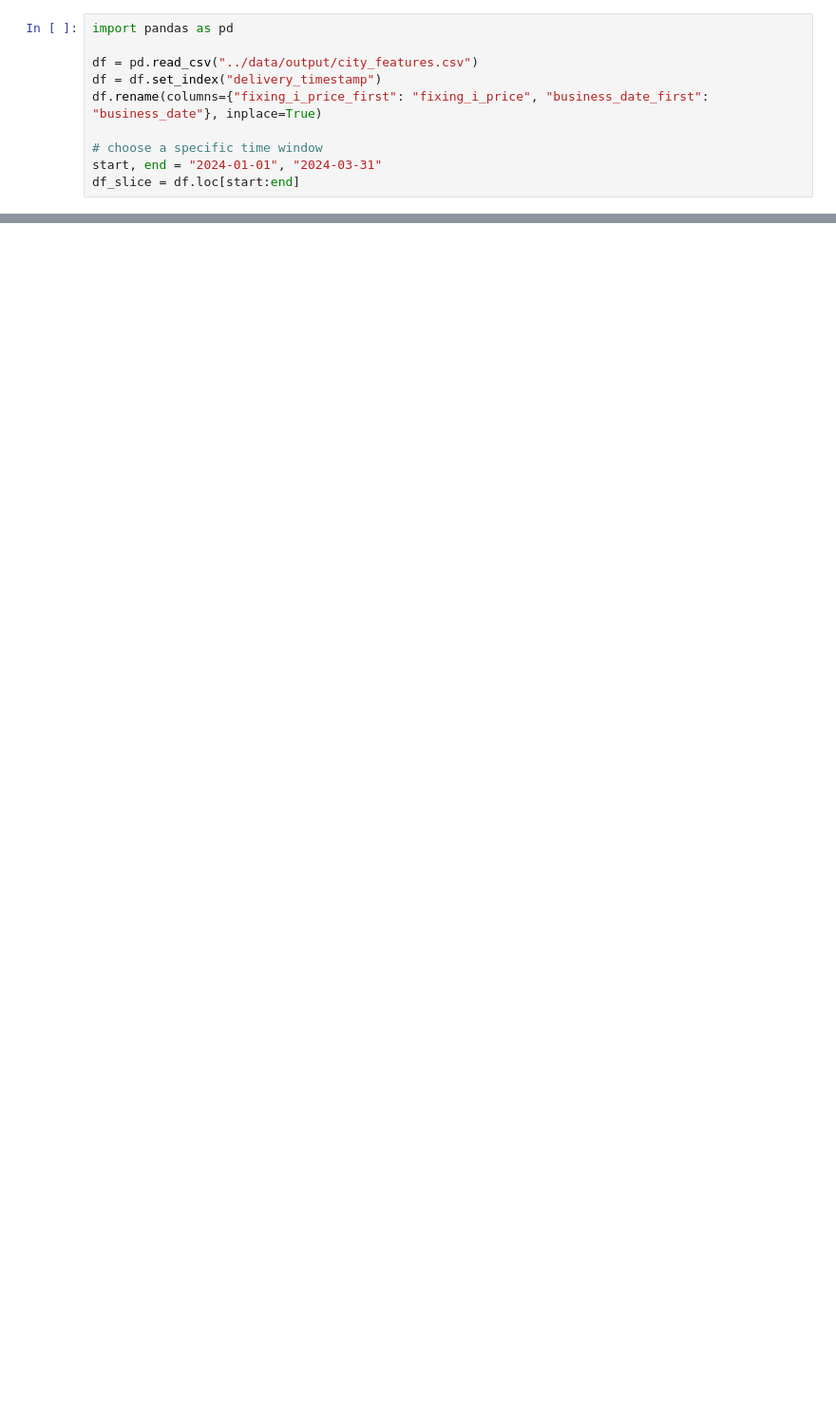
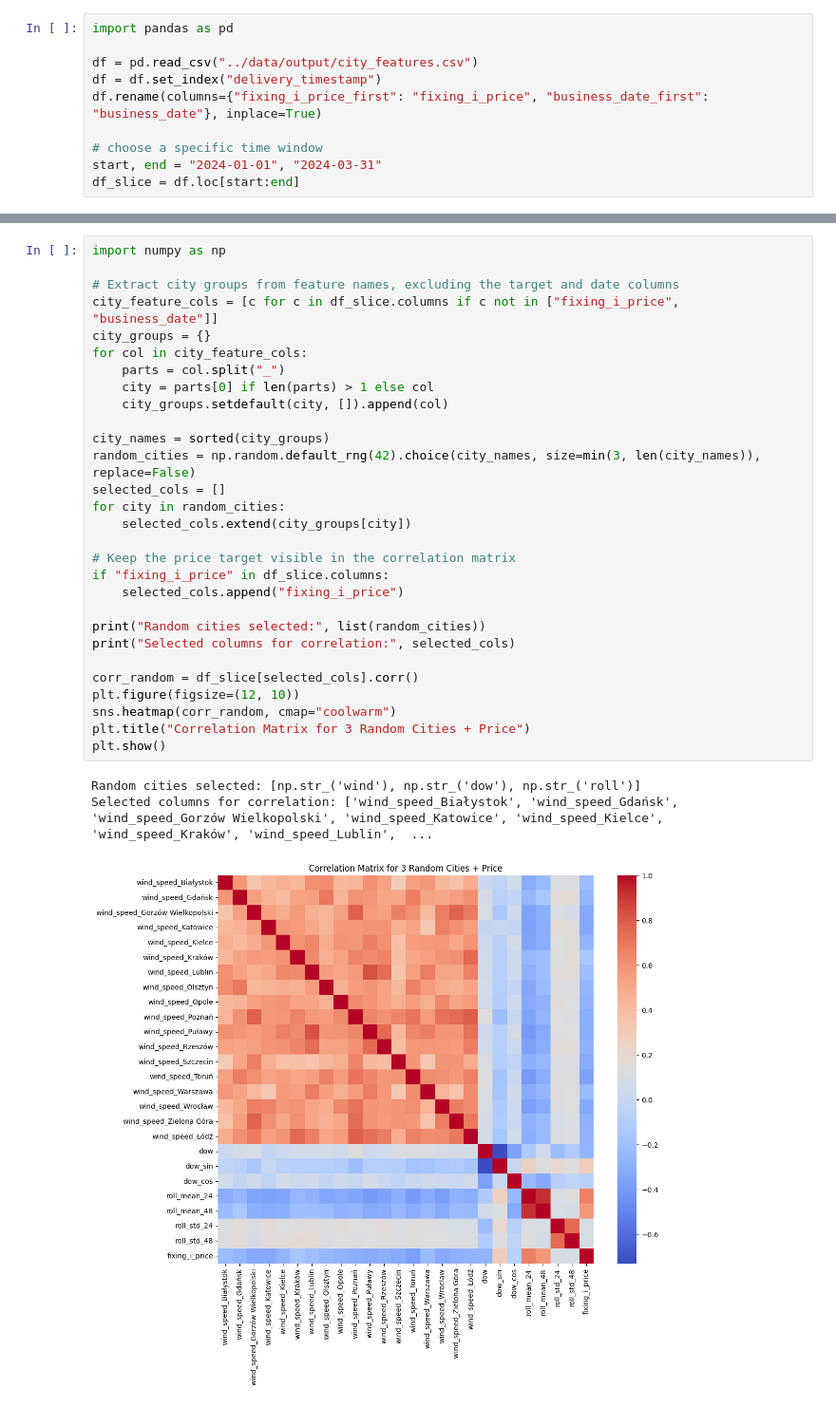
Before and after one commit to BrattaFrancesco/hynfra_data_eng_task, a Jupyter notebook: code/data_visualization.ipynb, the cells around one changed output, grey strips where cells are left out. Shown at 95% size. Drawn from its saved outputs; the diff is of its cells as text; blank space fills up the shorter version.

Commit message:
Data visualization

```diff
--- a/code/data_visualization.ipynb
+++ b/code/data_visualization.ipynb
@@ -154,0 +107,33 @@ Principal Component 2:
+# %%
+import numpy as np
+
+# Extract city groups from feature names, excluding the target and date columns
+city_feature_cols = [c for c in df_slice.columns if c not in ["fixing_i_price", "business_date"]]
+city_groups = {}
+for col in city_feature_cols:
+    parts = col.split("_")
+    city = parts[0] if len(parts) > 1 else col
+    city_groups.setdefault(city, []).append(col)
+
+city_names = sorted(city_groups)
+random_cities = np.random.default_rng(42).choice(city_names, size=min(3, len(city_names)), replace=False)
+selected_cols = []
+for city in random_cities:
+    selected_cols.extend(city_groups[city])
+
+# Keep the price target visible in the correlation matrix
+if "fixing_i_price" in df_slice.columns:
+    selected_cols.append("fixing_i_price")
+
+print("Random cities selected:", list(random_cities))
+print("Selected columns for correlation:", selected_cols)
+
+corr_random = df_slice[selected_cols].corr()
+plt.figure(figsize=(12, 10))
+sns.heatmap(corr_random, cmap="coolwarm")
+plt.title("Correlation Matrix for 3 Random Cities + Price")
+plt.show()
+# %% [output]
+Random cities selected: [np.str_('wind'), np.str_('dow'), np.str_('roll')]
+Selected columns for correlation: ['wind_speed_Białystok', 'wind_speed_Gdańsk', 'wind_speed_Gorzów Wielkopolski', 'wind_speed_Katowice', 'wind_speed_Kielce', 'wind_speed_Kraków', 'wind_speed_Lublin',  ...
+[figure, added]
```
Also changed, not shown: parts of 9 cells of this notebook, 3 other files.
